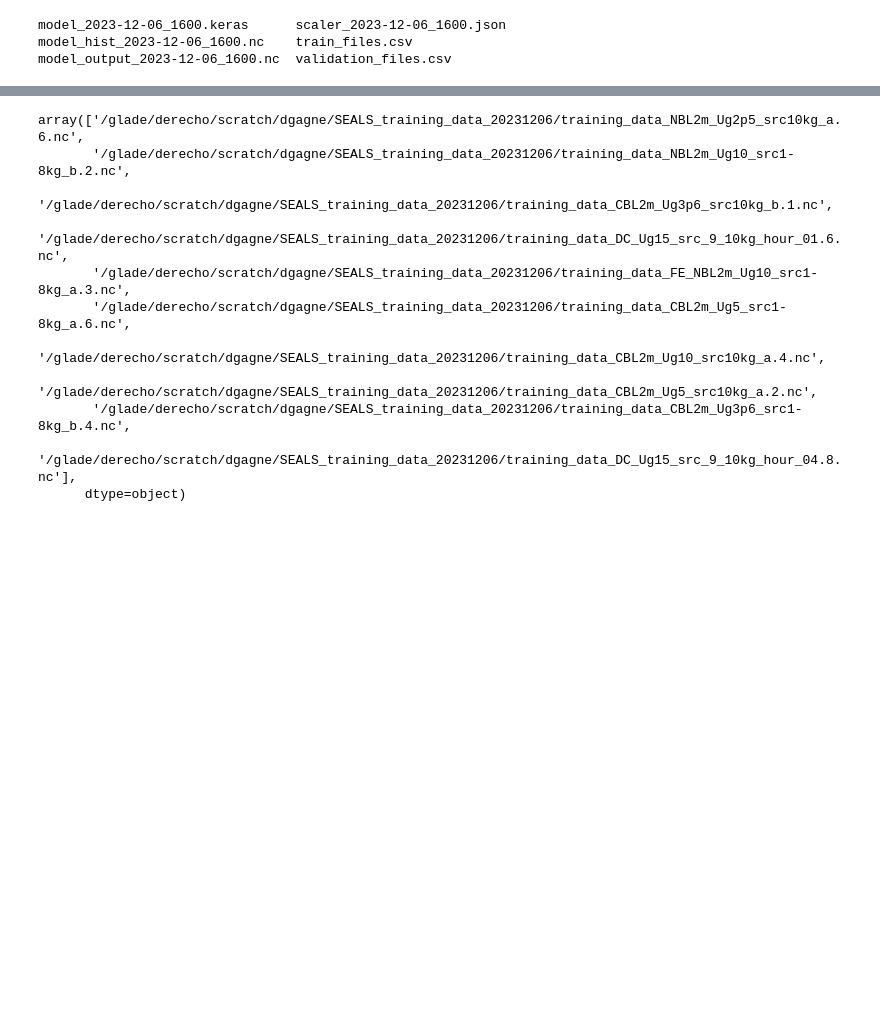
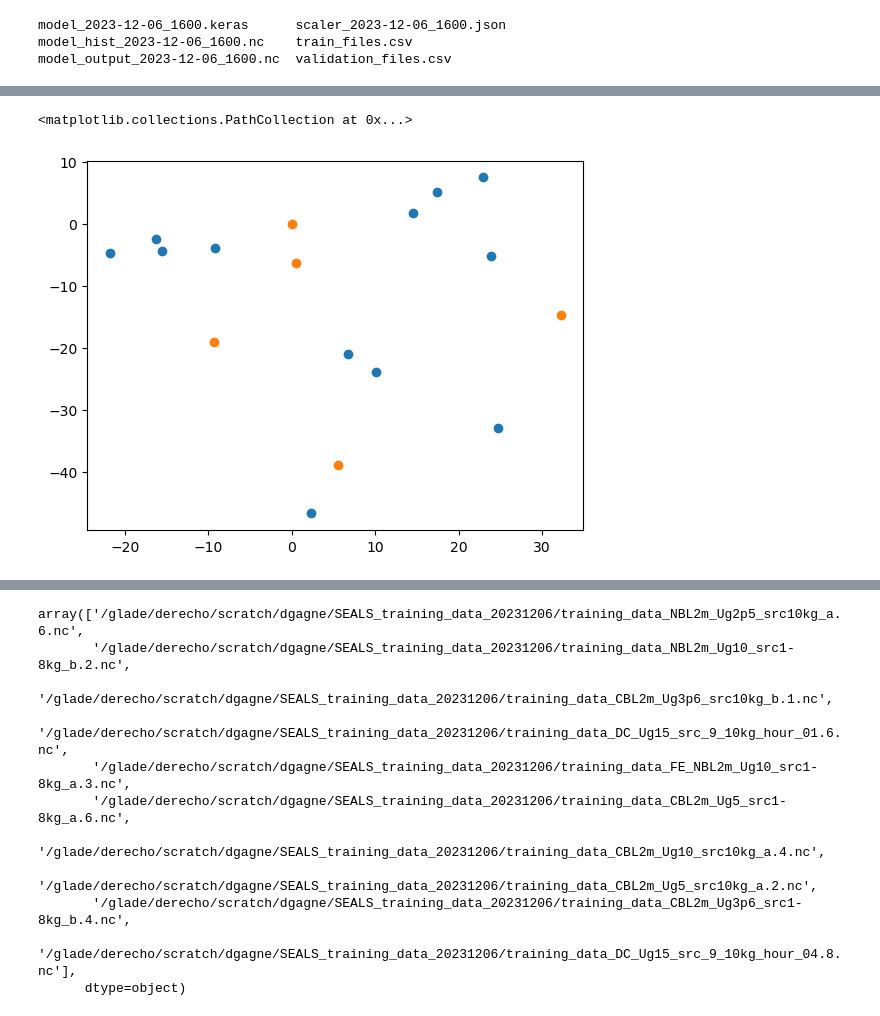
Before and after one commit to NCAR/seals-ml, a Jupyter notebook: notebooks/seals_validation_case_plots.ipynb, the cells around one changed output, grey strips where cells are left out. Cells and saved outputs as stored; diff of their text form; code cells hidden in the pictures; blank space fills up the shorter version.

```diff
--- a/notebooks/seals_validation_case_plots.ipynb
+++ b/notebooks/seals_validation_case_plots.ipynb
@@ -13,0 +36,13 @@ model_output_2023-12-06_1600.nc  validation_files.csv
+# %%
+ds = xr.open_dataset("/glade/work/cbecker/SEALS_training_data/data_gen_20231214/training_data_NBL2m_Ug2p5_src1-8kg_a.6.nc")
+# %%
+i = 2
+mask = ds["decoder_input"][i, :, 0, 0, 1] == 0
+plt.scatter(ds["decoder_input"][i, :, 0, 0, 0].values[mask] * ds["decoder_input"][i, :, 0, 2, 0].values[mask],
+           ds["decoder_input"][i, :, 0, 0, 0].values[mask] * ds["decoder_input"][i, :, 0, 1, 0].values[mask])
+mask_en = ds["encoder_input"][i, :, 0, 0, 1] == 0
+plt.scatter(ds["encoder_input"][i, :, 0, 0, 0].values[mask_en] * ds["encoder_input"][i, :, 0, 2, 0].values[mask_en],
+           ds["encoder_input"][i, :, 0, 0, 0].values[mask_en] * ds["encoder_input"][i, :, 0, 1, 0].values[mask_en])
+# %% [output]
+<matplotlib.collections.PathCollection at 0x...>
+[figure, added]
```
Also changed, not shown: parts of 28 cells of this notebook, 1 other file.
